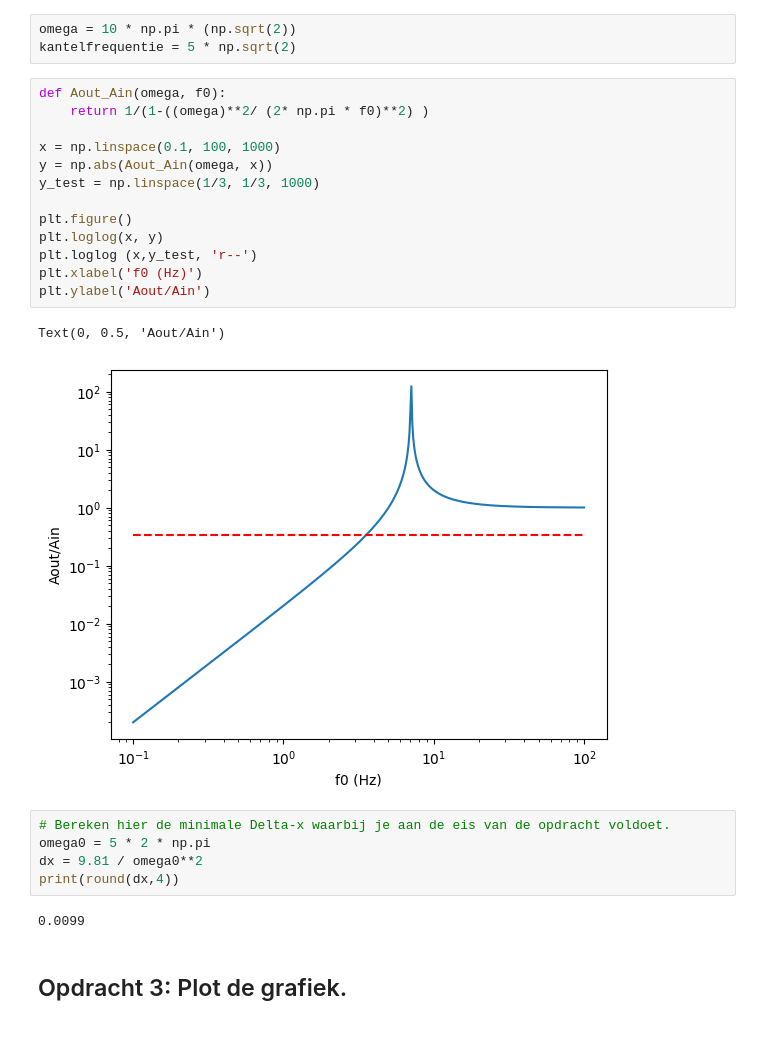
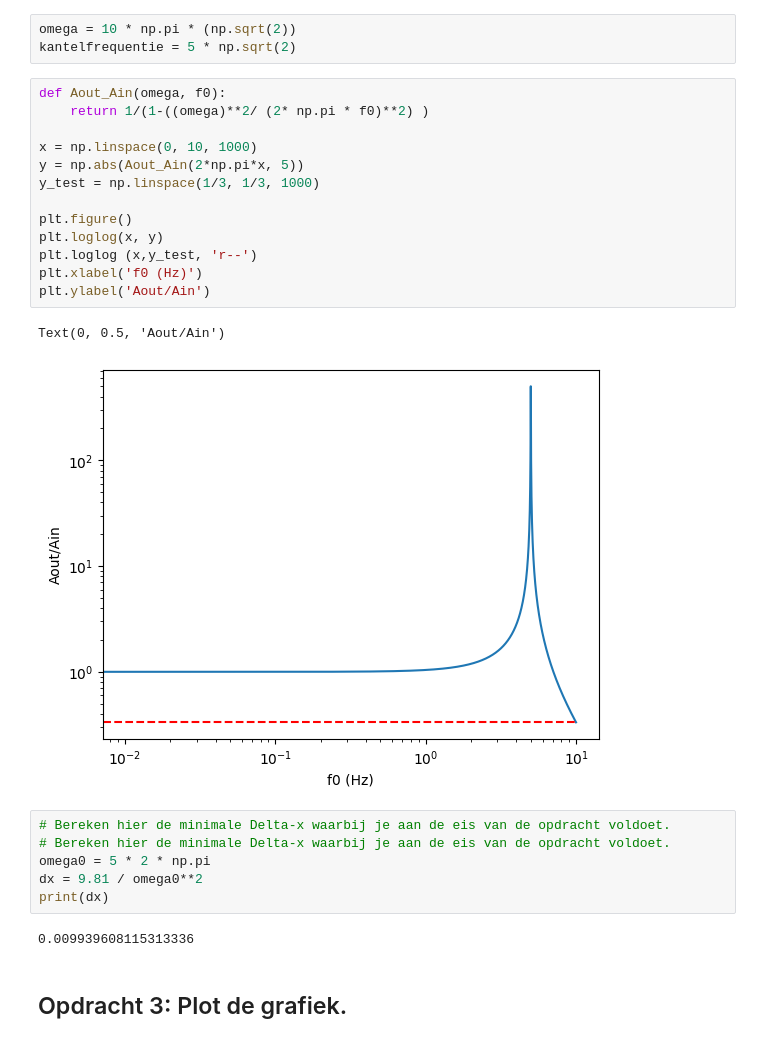
Before and after one commit to owenvanderwal/opdrachten-DEF-D, a Jupyter notebook: FysiekeOntwerpopdrachten/5MaakEenOpstellingTrillingsvrij/Ontwerpopdracht5MaakEenOpstellingTrillingsvrijInvulTemplate.ipynb, the cells around one changed output. Saved outputs shown, nothing was run; the diff lists cells and outputs as text.

```diff
--- a/FysiekeOntwerpopdrachten/5MaakEenOpstellingTrillingsvrij/Ontwerpopdracht5MaakEenOpstellingTrillingsvrijInvulTemplate.ipynb
+++ b/FysiekeOntwerpopdrachten/5MaakEenOpstellingTrillingsvrij/Ontwerpopdracht5MaakEenOpstellingTrillingsvrijInvulTemplate.ipynb
@@ -51,26 +51,27 @@ kantelfrequentie = 5 * np.sqrt(2)
 # %%
 def Aout_Ain(omega, f0):
     return 1/(1-((omega)**2/ (2* np.pi * f0)**2) )
 
-x = np.linspace(0.1, 100, 1000)
-y = np.abs(Aout_Ain(omega, x))
+x = np.linspace(0, 10, 1000)
+y = np.abs(Aout_Ain(2*np.pi*x, 5))
 y_test = np.linspace(1/3, 1/3, 1000)
 
 plt.figure()
 plt.loglog(x, y)
 plt.loglog (x,y_test, 'r--')
 plt.xlabel('f0 (Hz)')
 plt.ylabel('Aout/Ain')
 # %% [output]
 Text(0, 0.5, 'Aout/Ain')
-[figure, old version]
+[figure, new version]
 # %%
+# Bereken hier de minimale Delta-x waarbij je aan de eis van de opdracht voldoet.
 # Bereken hier de minimale Delta-x waarbij je aan de eis van de opdracht voldoet.
 omega0 = 5 * 2 * np.pi
 dx = 9.81 / omega0**2
-print(round(dx,4))
+print(dx)
 # %% [output]
-0.0099
+0.009939608115313336
 # %% [markdown]
 ## Opdracht 3: Plot de grafiek.
 # %%
```
Also changed, not shown: parts of 9 cells of this notebook, 1 other file.
